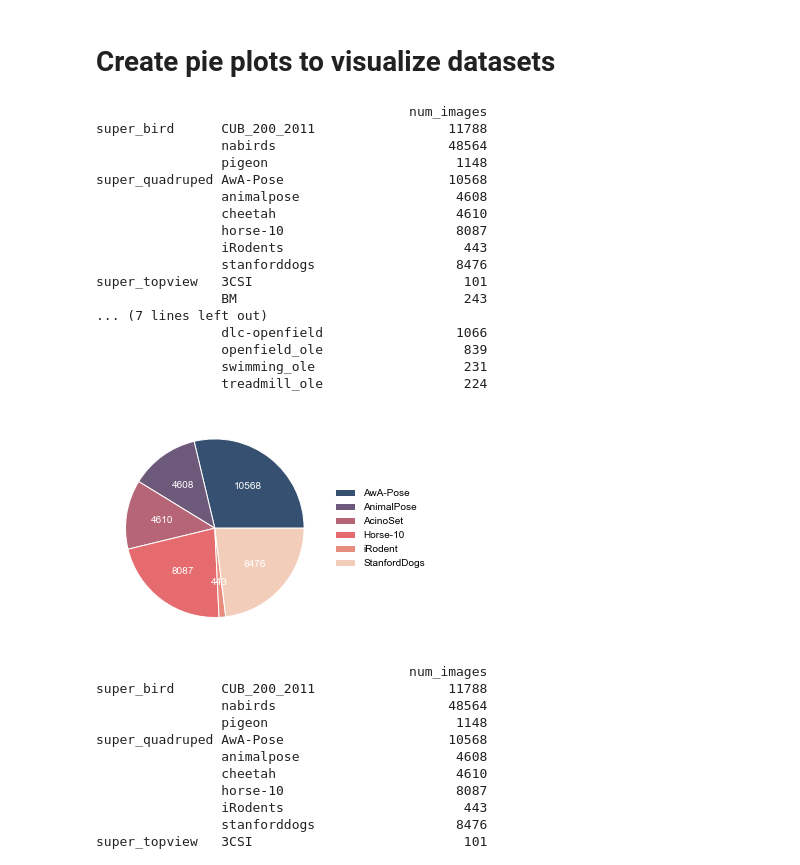
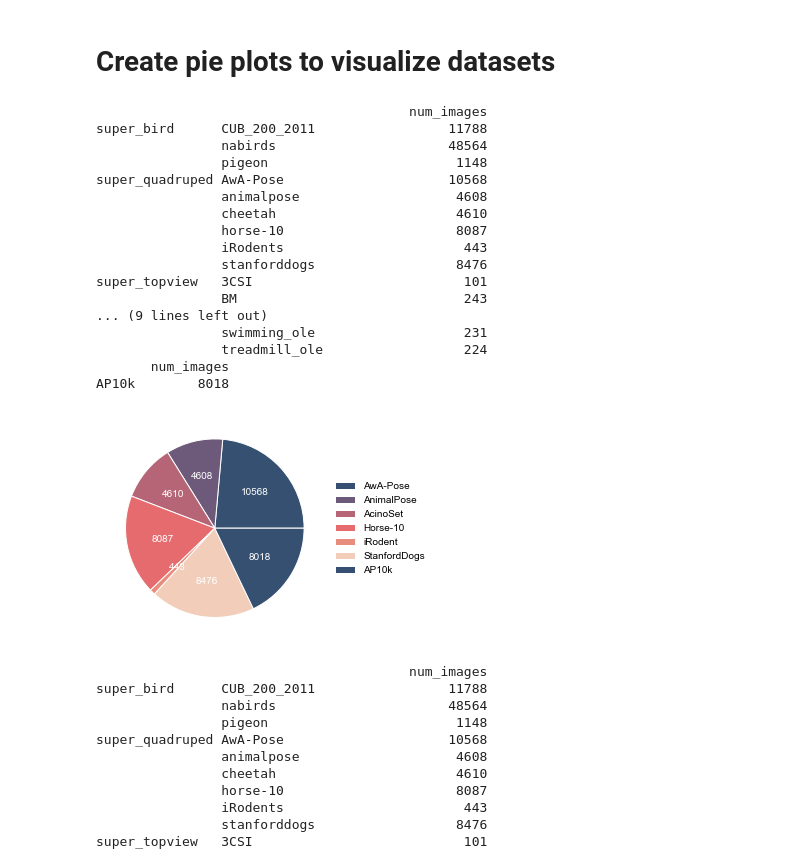
Before and after one commit to AdaptiveMotorControlLab/modelzoo-figures, a Jupyter notebook: figures/Extended_Figure1.ipynb, the cells around one changed output. Saved outputs shown, nothing was run; the diff lists cells and outputs as text; code cells hidden in the pictures.

Commit message:
updated pie plot by adding ap10k

```diff
--- a/figures/Extended_Figure1.ipynb
+++ b/figures/Extended_Figure1.ipynb
@@ -68,39 +68,47 @@ def plot_figure1e():
 
     dataset_decomposition.rename(index=rename_dict, inplace=True)
     df = dataset_decomposition.loc['super_quadruped']
+    data = {
+    'num_images': [8018]
+    }
+
+    # Create the DataFrame
+    ap10k = pd.DataFrame(data, index=['AP10k'])
+    df = pd.concat([df, ap10k])
+
     x = df['num_images']
     labels = df.index.to_list()
     colors = ["355070","6d597a","b56576","e56b6f","e88c7d","F2CEBA"]
     colors = [f'#{c}' for c in colors]
     fig, ax = plt.subplots(figsize=(4, 5))
     ax.pie(x, labels=labels, autopct=lambda n: '{:.0f}'.format(n*x.sum()/100),
            colors=colors, labeldistance=None,
            wedgeprops={'linewidth': 1, "edgecolor":"w"},
            textprops={'fontsize': 'medium', 'color': 'w', 'font': 'Arial'},
            )
     font = font_manager.FontProperties(family='Arial',
                                        style='normal', size=10)
     ax.legend(loc='center left', bbox_to_anchor=(1., 0.5), frameon=False, prop=font)
     fig.savefig('Figure1e-pie_quadruped.png', dpi=600, bbox_inches='tight', pad_inches=0.05)
 # %% [output]
                                         num_images
 super_bird      CUB_200_2011                 11788
                 nabirds                      48564
                 pigeon                        1148
 super_quadruped AwA-Pose                     10568
                 animalpose                    4608
                 cheetah                       4610
                 horse-10                      8087
                 iRodents                       443
                 stanforddogs                  8476
 super_topview   3CSI                           101
                 BM                             243
-... (7 lines left out)
-                dlc-openfield                 1066
-                openfield_ole                  839
+... (9 lines left out)
                 swimming_ole                   231
                 treadmill_ole                  224
+       num_images
+AP10k        8018
-[figure, old version]
+[figure, new version]
 # %%
 plot_figure1e()
 # %% [output]
```
